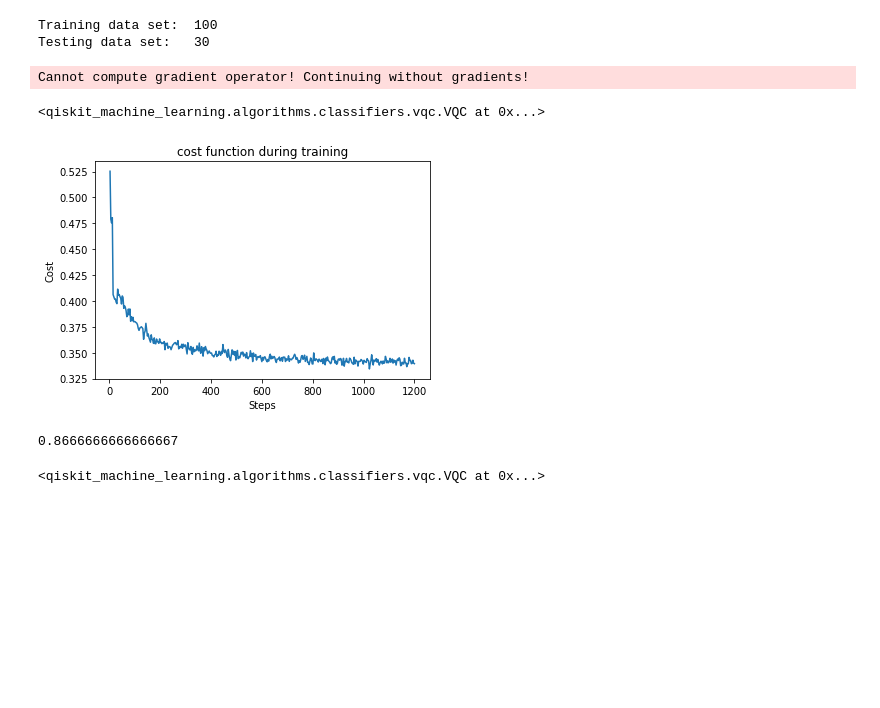
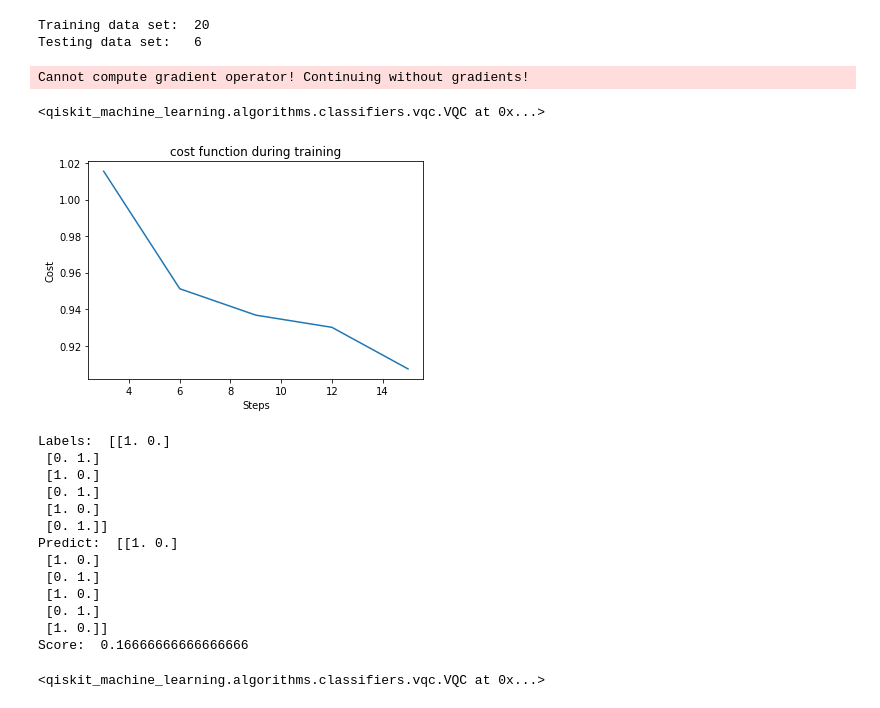
Before and after one commit to mArcio-Lmano/Ciencia-de-Dados-Quant-2121, a Jupyter notebook: VQCWNoiseCE.ipynb, the cells around one changed output. Cells and saved outputs as stored; diff of their text form; code cells hidden in the pictures; blank space fills up the shorter version.

Commit message:
Add Cross Entropy

```diff
--- a/VQCWNoise.ipynb
+++ b/VQCWNoiseCE.ipynb
@@ -32,7 +32,7 @@ DIR_cls_train_ang = "Encode_data/ang_enc_data_set_trainning_classes.csv"
 DIR_val_test_ang = "Encode_data/ang_enc_data_set_test_values.csv"
 DIR_cls_test_ang = "Encode_data/ang_enc_data_set_test_classes.csv"\
 
-#provider = IBMQ.load_account()
+provider = IBMQ.load_account()
 backend = provider.get_backend('ibmq_manila')
 noise_model = NoiseModel.from_backend(backend)
 
@@ -40,9 +40,9 @@ quantum_instance = QuantumInstance(backend=Aer.get_backend('qasm_simulator'),
                                    shots=1024,
                                    noise_model=noise_model)
 # %%
-n_qubits = 4
+n_qubits = 2
 
-encoding = RawFeatureVector(16)
+encoding = RawFeatureVector(n_qubits**2)
 
 #2 Fica num platue de cost = 2
 ansatz = EfficientSU2(n_qubits, entanglement='full', reps=4,
@@ -75,8 +75,8 @@ test_labels_oh_amp = encoder.fit_transform(test_labels_amp.reshape(-1, 1)).toarr
 print("Training data set: ", len(train_labels_amp))
 print("Testing data set:  ", len(test_labels_amp))
 # %% [output]
-Training data set:  100
-Testing data set:   30
+Training data set:  20
+Testing data set:   6
 # %%
 def store_intermediate_result(evaluation, parameter, cost,
                                 stepsize, accept):
@@ -93,8 +93,8 @@ initial_point = np.random.random(ansatz.num_parameters)
 
 vqc = VQC(feature_map=encoding,
           ansatz=ansatz,
-          loss='squared_error',
-          optimizer=SPSA(maxiter=400, callback=store_intermediate_result),
+          loss='cross_entropy',
+          optimizer=SPSA(maxiter=5, callback=store_intermediate_result),
           initial_point=initial_point,
           quantum_instance=quantum_instance)
 
@@ -105,14 +105,29 @@ Cannot compute gradient operator! Continuing without gradients!
 # %%
 fig = plt.figure()
 plt.plot(evaluations, costs)
 plt.xlabel('Steps')
 plt.ylabel('Cost')
 plt.title("cost function during training")
 plt.show()
-vqc.score(test_data_amp, test_labels_oh_amp)
+
+print("Labels: ", test_labels_oh_amp)
+print("Predict: ", vqc.predict(test_data_amp))
+print("Score: ", vqc.score(test_data_amp, test_labels_oh_amp))
 # %% [output]
-[figure, old version]
+[figure, new version]
-0.8666666666666667
+Labels:  [[1. 0.]
+ [0. 1.]
+ [1. 0.]
+ [0. 1.]
+ [1. 0.]
+ [0. 1.]]
+Predict:  [[1. 0.]
+ [1. 0.]
+ [0. 1.]
+ [1. 0.]
+ [0. 1.]
+ [1. 0.]]
+Score:  0.16666666666666666
 # %%
 train_data_ang = get_encode(DIR_val_train_ang)
 train_labels_ang = get_encode(DIR_cls_train_ang)
```
Also changed, not shown: parts of 2 cells of this notebook, 1 other file.
